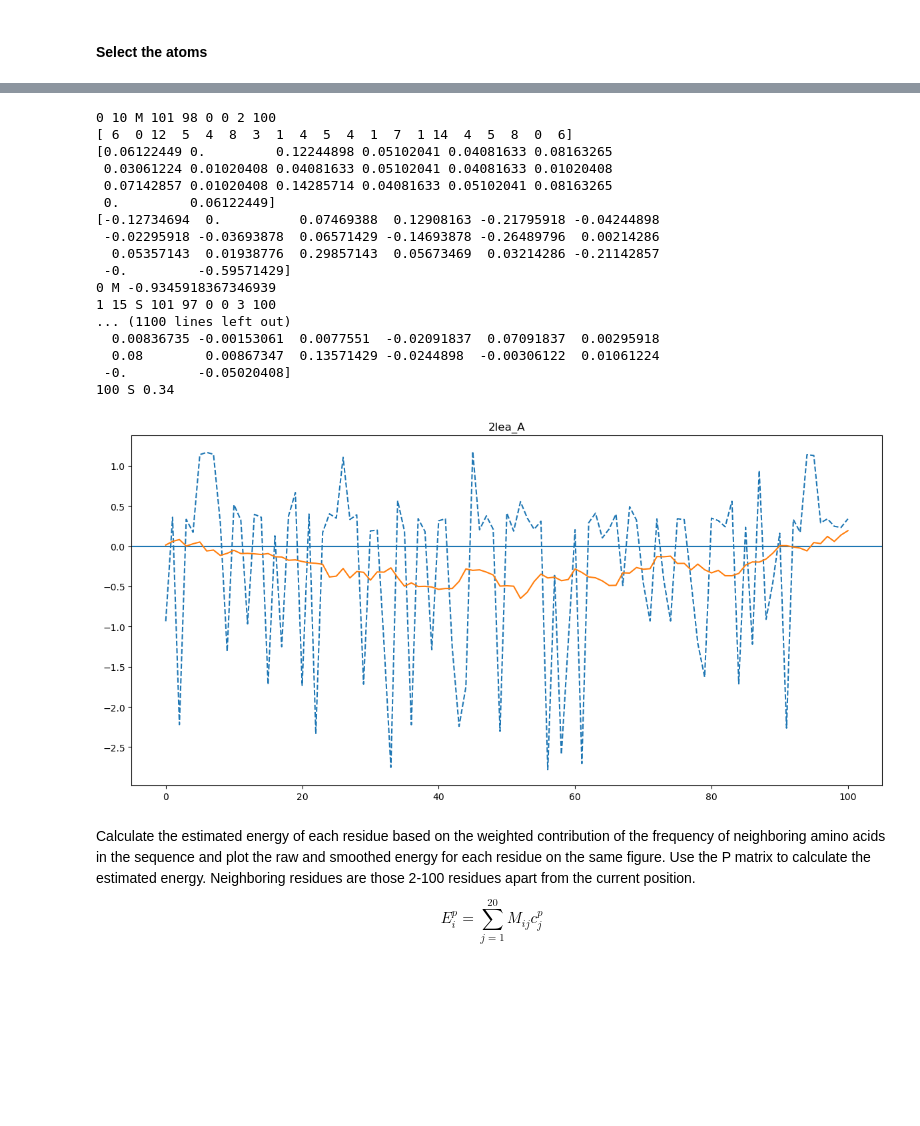
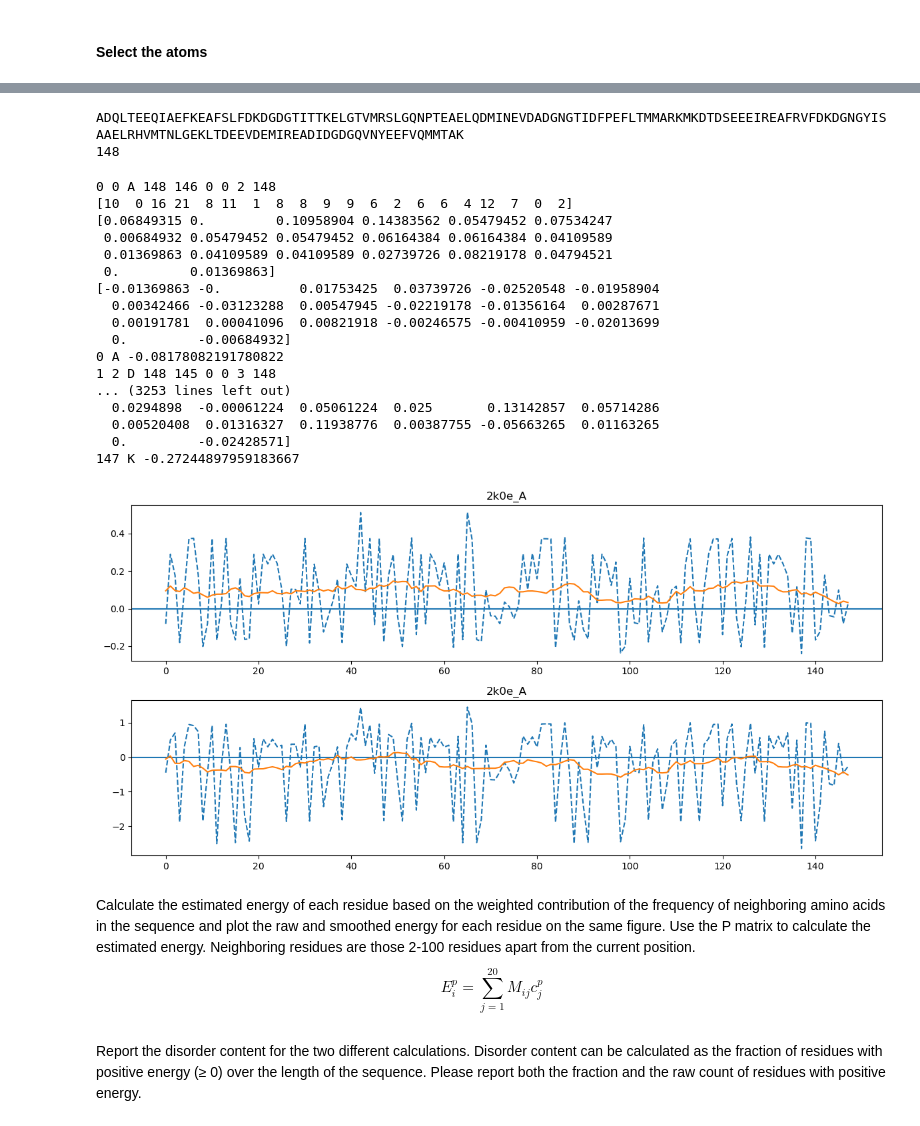
Before and after one commit to Reevoc/Structural-Bioinformatics, a Jupyter notebook: midterm2/midterm.ipynb, the cells around one changed output, grey strips where cells are left out. Saved outputs shown, nothing was run; the diff lists cells and outputs as text; code cells hidden in the pictures; blank space fills up the shorter version.

```diff
--- a/midterm2/midterm.ipynb
+++ b/midterm2/midterm.ipynb
@@ -31,7 +31,7 @@ Calculate the contact map (question 1) and the conformational energy (questions
 The M and P matrices are available from the iupred_data.py. The smoothed energy is the moving average of the raw energy over a window of 21 residues (±10 residues around the current position).
 # %%
 path = "./home/Documents/Structural-Bioinformatics"
-id_protein, chain = ['2lea', 'A' ]
+id_protein, chain = ['2k0e', 'A' ]
 parser = PDBParser(QUIET=True)
 # if the file does not exist, it will be downloaded
 if os.path.exists(path + "/pdb/pdb{}.ent".format(id_protein.lower())) is True:
@@ -124,5 +206,5 @@ p_matrix = np.array(p_matrix)
 # %%
-def iupred(seq, sequence_separation=2, window_size=100, window_size_smooth=10):
+def iupred_P(seq, sequence_separation=2, window_size=100, window_size_smooth=10):
     '''
     Calculate residue IUPRED energy considering neighbouring residues (windows_size) and
     smoothing by window_size_smooth
@@ -172,36 +254,49 @@ def iupred(seq, sequence_separation=2, window_size=100, window_size_smooth=10):
         pred_smooth.append(sum(frag) / len(frag))
 
     return pred, pred_smooth
+# %%
+residues = [residue for residue in structure[0][chain] if residue.id[0] == " "]
+seq = "".join([seq1(residue.get_resname()) for residue in residues])
+print(seq)
+print(len(seq))
+# %% [output]
+ADQLTEEQIAEFKEAFSLFDKDGDGTITTKELGTVMRSLGQNPTEAELQDMINEVDADGNGTIDFPEFLTMMARKMKDTDSEEEIREAFRVFDKDGNGYISAAELRHVMTNLGEKLTDEEVDEMIREADIDGDGQVNYEEFVQMMTAK
+148
 # %%
 residues = [residue for residue in structure[0][chain] if residue.id[0] == " "]
 seq = "".join([seq1(residue.get_resname()) for residue in residues])
-pred, pred_smooth = iupred(seq)
-fig, ax = plt.subplots(figsize=(12, 6))
-ax.set_title("{}_{}".format(id_protein, chain))
-ax.axhline()
-ax.plot(np.arange(len(seq)), pred, ls='--')
-ax.plot(np.arange(len(seq)), pred_smooth, ls='-')
+pred, pred_smooth = iupred_M(seq)
+fig, ax = plt.subplots(2,figsize=(12, 6))
+ax[0].set_title("{}_{}".format(id_protein, chain))
+ax[0].axhline()
+ax[0].plot(np.arange(len(seq)), pred, ls='--')
+ax[0].plot(np.arange(len(seq)), pred_smooth, ls='-')
+pred, pred_smooth = iupred_P(seq)
+ax[1].set_title("{}_{}".format(id_protein, chain))
+ax[1].axhline()
+ax[1].plot(np.arange(len(seq)), pred, ls='--')
+ax[1].plot(np.arange(len(seq)), pred_smooth, ls='-')
 plt.tight_layout()  # Remove figure padding
 plt.savefig(path + '/figures_mid_term2/iupred_{}_{}.png'.format(id_protein, chain), dpi=300, bbox_inches='tight')
 # %% [output]
-0 10 M 101 98 0 0 2 100
-[ 6  0 12  5  4  8  3  1  4  5  4  1  7  1 14  4  5  8  0  6]
-[0.06122449 0.         0.12244898 0.05102041 0.04081633 0.08163265
- 0.03061224 0.01020408 0.04081633 0.05102041 0.04081633 0.01020408
- 0.07142857 0.01020408 0.14285714 0.04081633 0.05102041 0.08163265
- 0.         0.06122449]
-[-0.12734694  0.          0.07469388  0.12908163 -0.21795918 -0.04244898
- -0.02295918 -0.03693878  0.06571429 -0.14693878 -0.26489796  0.00214286
-  0.05357143  0.01938776  0.29857143  0.05673469  0.03214286 -0.21142857
- -0.         -0.59571429]
-0 M -0.9345918367346939
-1 15 S 101 97 0 0 3 100
-... (1100 lines left out)
-  0.00836735 -0.00153061  0.0077551  -0.02091837  0.07091837  0.00295918
-  0.08        0.00867347  0.13571429 -0.0244898  -0.00306122  0.01061224
- -0.         -0.05020408]
-100 S 0.34
+0 0 A 148 146 0 0 2 148
+[10  0 16 21  8 11  1  8  8  9  9  6  2  6  6  4 12  7  0  2]
+[0.06849315 0.         0.10958904 0.14383562 0.05479452 0.07534247
+ 0.00684932 0.05479452 0.05479452 0.06164384 0.06164384 0.04109589
+ 0.01369863 0.04109589 0.04109589 0.02739726 0.08219178 0.04794521
+ 0.         0.01369863]
+[-0.01369863 -0.          0.01753425  0.03739726 -0.02520548 -0.01958904
+  0.00342466 -0.03123288  0.00547945 -0.02219178 -0.01356164  0.00287671
+  0.00191781  0.00041096  0.00821918 -0.00246575 -0.00410959 -0.02013699
+  0.         -0.00684932]
+0 A -0.08178082191780822
+1 2 D 148 145 0 0 3 148
+... (3253 lines left out)
+  0.0294898  -0.00061224  0.05061224  0.025       0.13142857  0.05714286
+  0.00520408  0.01316327  0.11938776  0.00387755 -0.05663265  0.01163265
+  0.         -0.02428571]
+147 K -0.27244897959183667
-[figure, old version]
+[figure, new version]
 # %% [markdown]
 Calculate the estimated energy of each residue based on the weighted contribution of the
 frequency of neighboring amino acids in the sequence and plot the raw and smoothed energy
@@ -212,0 +306,4 @@ E
+# %% [markdown]
+Report the disorder content for the two different calculations. Disorder content can be calculated
+as the fraction of residues with positive energy (≥ 0) over the length of the sequence. Please
+report both the fraction and the raw count of residues with positive energy.
```
Also changed, not shown: parts of 12 cells of this notebook, 10 other files.
